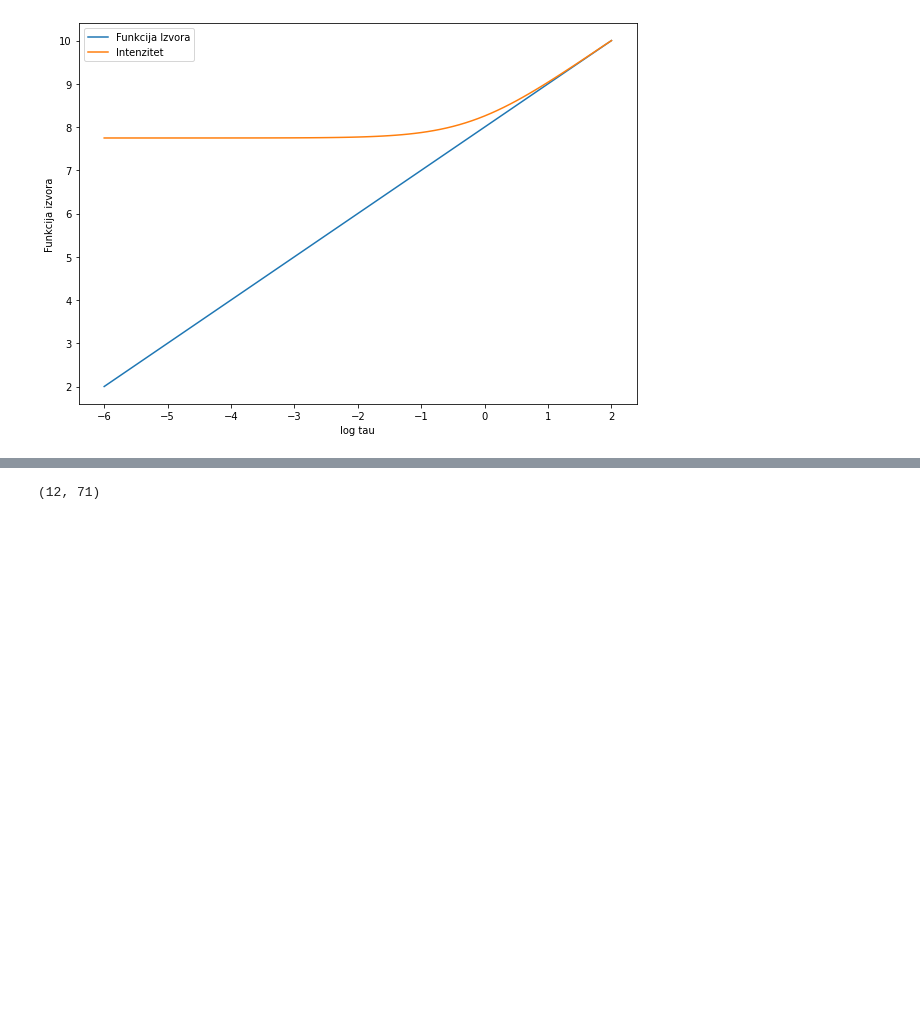
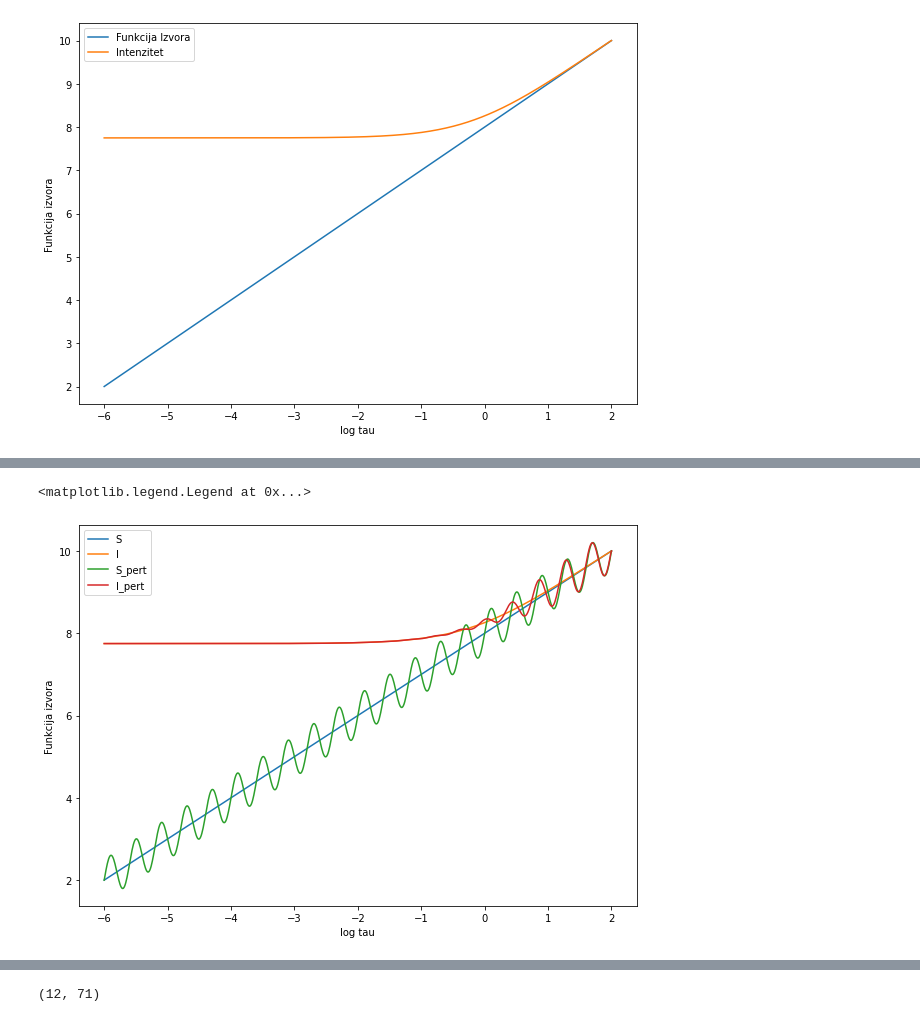
Before and after one commit to ivanzmilic/IAS_matf, a Jupyter notebook: num_rte_stefan.ipynb, the cells around one changed output, grey strips where cells are left out. Drawn from its saved outputs; the diff is of its cells as text; code cells hidden in the pictures; blank space fills up the shorter version.

```diff
--- a/num_rte_stefan.ipynb
+++ b/num_rte_stefan.ipynb
@@ -104,0 +108,18 @@ plt.legend()
+# %%
+skala_perturbacije = 0.1 # u jedinicama log tau
+
+S_pert = S + 0.5 * np.sin(2.0*np.pi * logtau / 0.1)
+# %%
+I_pert = solve_rte(S_pert,tau, 1.0)
+# %%
+plt.figure(figsize=[10,7])
+plt.plot(logtau, S, label='S')
+plt.plot(logtau, I0, label='I')
+plt.plot(logtau, S_pert, label='S_pert')
+plt.plot(logtau, I_pert, label='I_pert')
+plt.xlabel("log tau")
+plt.ylabel("Funkcija izvora")
+plt.legend()
+# %% [output]
+<matplotlib.legend.Legend at 0x...>
+[figure, added]
```
Also changed, not shown: parts of 13 cells of this notebook, 1 other file.
